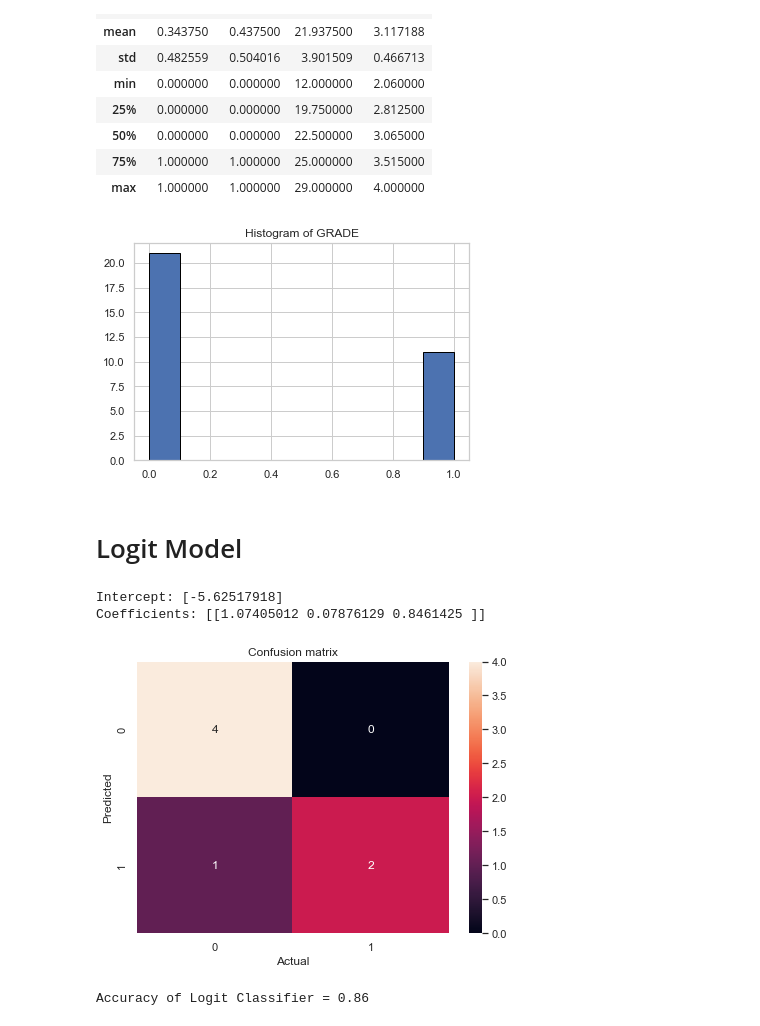
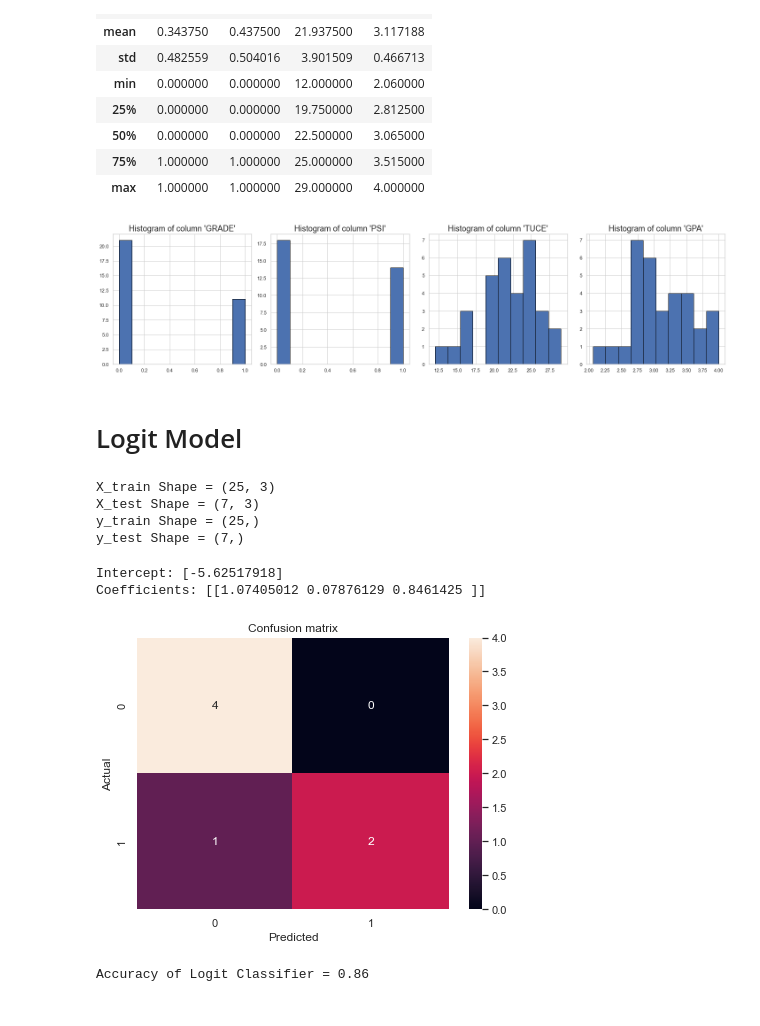
Before and after one commit to negralessio/multivariate-verfahren, a Jupyter notebook: U8/logistic_regression.ipynb, the cells around one changed output. Saved outputs shown, nothing was run; the diff lists cells and outputs as text; code cells hidden in the pictures.

Commit message:
Added histogram for all columns

```diff
--- a/U8/logistic_regression.ipynb
+++ b/U8/logistic_regression.ipynb
@@ -34,11 +34,20 @@ df.describe()
 | max | 1.000000 | 1.000000 | 29.000000 | 4.000000 |
 # %%
 # Check if classes are imbalanced
-plt.title("Histogram of GRADE")
-df["GRADE"].hist(edgecolor="black")
-plt.show()
+#plt.title("Histogram of GRADE")
+#df["GRADE"].hist(edgecolor="black")
+#plt.show()
+
+# Subplots
+fig, axs = plt.subplots(nrows=1, ncols=len(df.columns))
+fig.set_figwidth(20)
+fig.set_figheight(5)
+for i, col in enumerate(df.columns):
+    axs[i].set_title(f"Histogram of column '{col}'", size=18)
+    df[col].hist(edgecolor="black", ax=axs[i])
+    fig.tight_layout()
 # %% [output]
-[figure, old version]
+[figure, new version]
 # %% [markdown]
 # Logit Model
 # %%
@@ -52,6 +62,18 @@ X_train, X_test, y_train, y_test = train_test_split(df[["PSI", "TUCE", "GPA"]],
                                                     df["GRADE"],
                                                     test_size=0.2,
                                                     random_state=42)
+# Preview X_train
+X_train.head()
+# Print information about sizes
+print(f"X_train Shape = {X_train.shape}")
+print(f"X_test Shape = {X_test.shape}")
+print(f"y_train Shape = {y_train.shape}")
+print(f"y_test Shape = {y_test.shape}")
+# %% [output]
+X_train Shape = (25, 3)
+X_test Shape = (7, 3)
+y_train Shape = (25,)
+y_test Shape = (7,)
 # %%
 # Fit model
 clf = LogisticRegression(fit_intercept=True)
@@ -74,13 +96,13 @@ cm = confusion_matrix(y_true=y_test, y_pred=y_pred)
 plt.figure(figsize=(7,5))
 plt.title("Confusion matrix")
 sns.heatmap(cm, annot=True)
-plt.xlabel("Actual")
-plt.ylabel("Predicted")
+plt.xlabel("Predicted")
+plt.ylabel("Actual")
 plt.show()
 
-# Print Accuracy
+# Print Accuracy, Sensitivy and other score measures
 acc = accuracy_score(y_true=y_test, y_pred=y_pred)
 print(f'Accuracy of Logit Classifier = {acc:.2f}')
 # %% [output]
-[figure, old version]
+[figure, new version]
 Accuracy of Logit Classifier = 0.86
```
Also changed, not shown: parts of 1 cell of this notebook.
